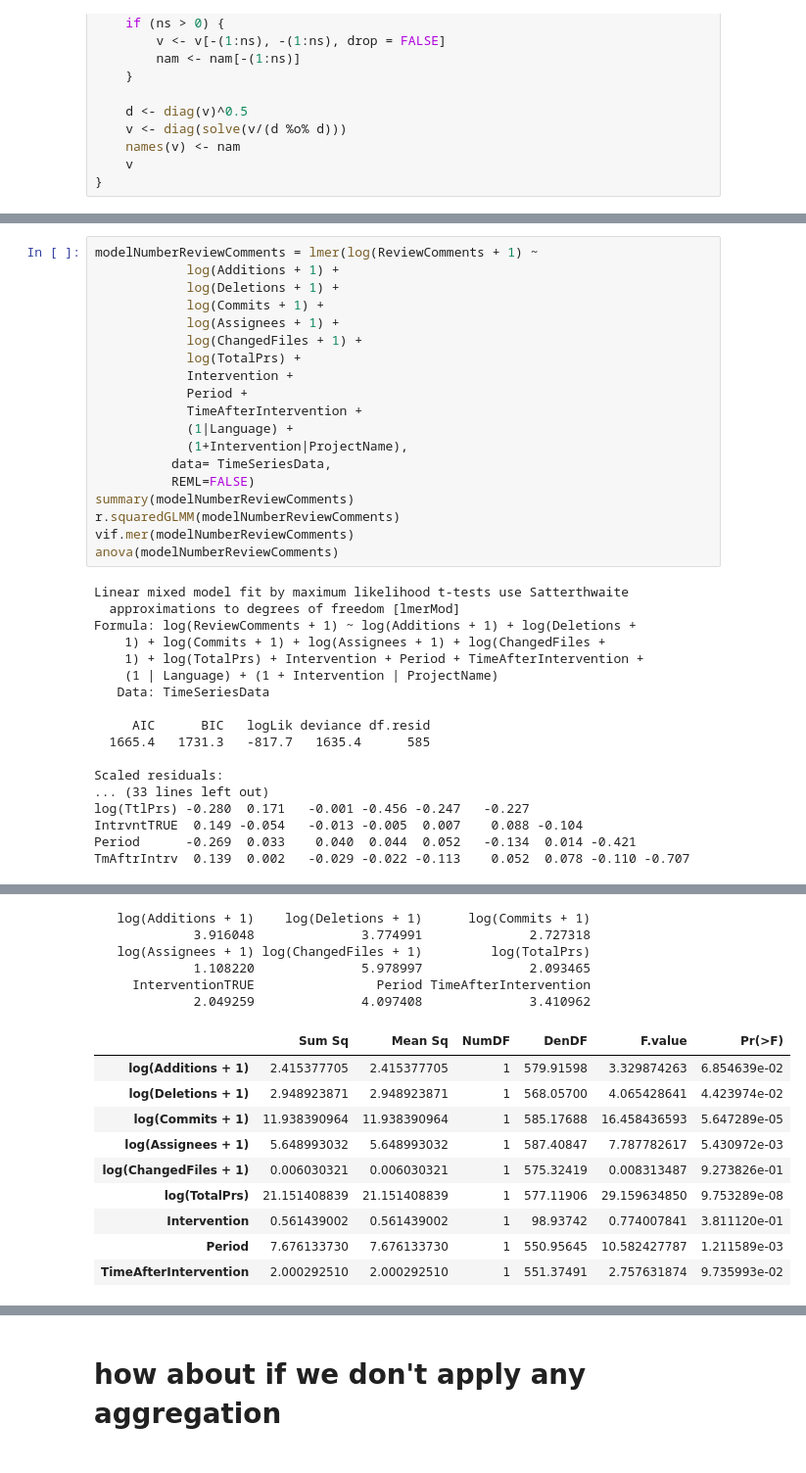
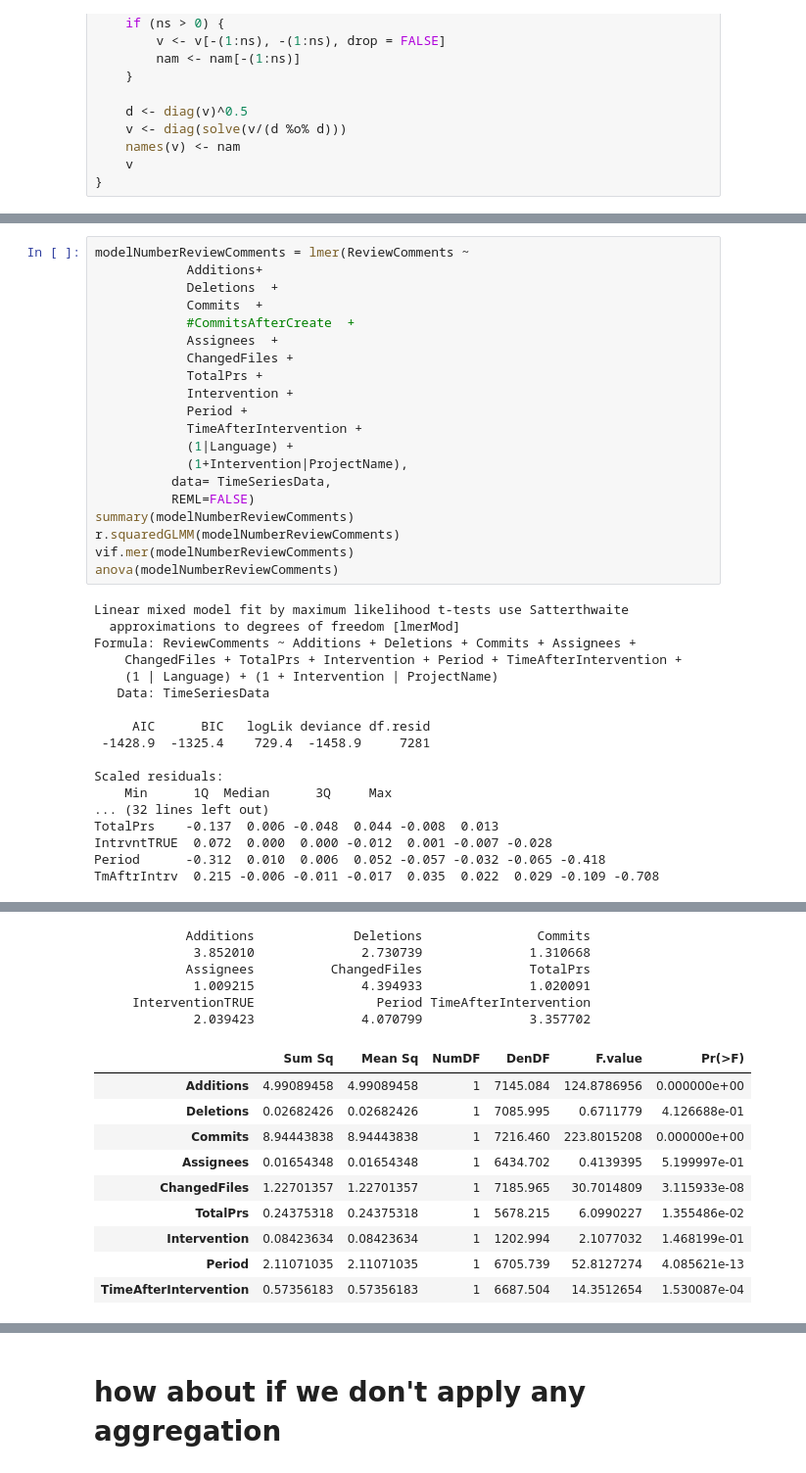
Before and after one commit to TheDutchDevil/code_reviews, a Jupyter notebook: analysis/time_series_models.ipynb, the cells around one changed output, grey strips where cells are left out. Shown: that part at 98% size. Drawn from its saved outputs; the diff is of its cells as text.

```diff
--- a/analysis/time_series_models.ipynb
+++ b/analysis/time_series_models.ipynb
@@ -81,11 +64,12 @@ print(projects)
 # %%
-modelNumberReviewComments = lmer(log(ReviewComments + 1) ~
-            log(Additions + 1) +
-            log(Deletions + 1) +
-            log(Commits + 1) +
-            log(Assignees + 1) +
-            log(ChangedFiles + 1) +
-            log(TotalPrs) +
+modelNumberReviewComments = lmer(ReviewComments ~
+            Additions+
+            Deletions  +
+            Commits  +
+            #CommitsAfterCreate  +
+            Assignees  +
+            ChangedFiles +
+            TotalPrs +
             Intervention +
             Period +
             TimeAfterIntervention +
@@ -100,18 +84,18 @@ anova(modelNumberReviewComments)
 # %% [output]
 Linear mixed model fit by maximum likelihood t-tests use Satterthwaite
   approximations to degrees of freedom [lmerMod]
-Formula: log(ReviewComments + 1) ~ log(Additions + 1) + log(Deletions +
-    1) + log(Commits + 1) + log(Assignees + 1) + log(ChangedFiles +
-    1) + log(TotalPrs) + Intervention + Period + TimeAfterIntervention +
+Formula: ReviewComments ~ Additions + Deletions + Commits + Assignees +
+    ChangedFiles + TotalPrs + Intervention + Period + TimeAfterIntervention +
     (1 | Language) + (1 + Intervention | ProjectName)
    Data: TimeSeriesData
 
      AIC      BIC   logLik deviance df.resid
-  1665.4   1731.3   -817.7   1635.4      585
+ -1428.9  -1325.4    729.4  -1458.9     7281
 
 Scaled residuals:
-... (33 lines left out)
-log(TtlPrs) -0.280  0.171   -0.001 -0.456 -0.247   -0.227
-IntrvntTRUE  0.149 -0.054   -0.013 -0.005  0.007    0.088 -0.104
-Period      -0.269  0.033    0.040  0.044  0.052   -0.134  0.014 -0.421
-TmAftrIntrv  0.139  0.002   -0.029 -0.022 -0.113    0.052  0.078 -0.110 -0.707
+    Min      1Q  Median      3Q     Max
+... (32 lines left out)
+TotalPrs    -0.137  0.006 -0.048  0.044 -0.008  0.013
+IntrvntTRUE  0.072  0.000  0.000 -0.012  0.001 -0.007 -0.028
+Period      -0.312  0.010  0.006  0.052 -0.057 -0.032 -0.065 -0.418
+TmAftrIntrv  0.215 -0.006 -0.011 -0.017  0.035  0.022  0.029 -0.109 -0.708
@@ -120,17 +104,17 @@ TmAftrIntrv  0.139  0.002   -0.029 -0.022 -0.113    0.052  0.078 -0.110 -0.707
-   log(Additions + 1)    log(Deletions + 1)      log(Commits + 1)
-             3.916048              3.774991              2.727318
-   log(Assignees + 1) log(ChangedFiles + 1)         log(TotalPrs)
-             1.108220              5.978997              2.093465
+            Additions             Deletions               Commits
+             3.852010              2.730739              1.310668
+            Assignees          ChangedFiles              TotalPrs
+             1.009215              4.394933              1.020091
      InterventionTRUE                Period TimeAfterIntervention
-             2.049259              4.097408              3.410962
+             2.039423              4.070799              3.357702
 |  | Sum Sq | Mean Sq | NumDF | DenDF | F.value | Pr(>F) |
-| log(Additions + 1) | 2.415377705 | 2.415377705 | 1 | 579.91598 | 3.329874263 | 6.854639e-02 |
-| log(Deletions + 1) | 2.948923871 | 2.948923871 | 1 | 568.05700 | 4.065428641 | 4.423974e-02 |
-| log(Commits + 1) | 11.938390964 | 11.938390964 | 1 | 585.17688 | 16.458436593 | 5.647289e-05 |
-| log(Assignees + 1) | 5.648993032 | 5.648993032 | 1 | 587.40847 | 7.787782617 | 5.430972e-03 |
-| log(ChangedFiles + 1) | 0.006030321 | 0.006030321 | 1 | 575.32419 | 0.008313487 | 9.273826e-01 |
-| log(TotalPrs) | 21.151408839 | 21.151408839 | 1 | 577.11906 | 29.159634850 | 9.753289e-08 |
-| Intervention | 0.561439002 | 0.561439002 | 1 | 98.93742 | 0.774007841 | 3.811120e-01 |
-| Period | 7.676133730 | 7.676133730 | 1 | 550.95645 | 10.582427787 | 1.211589e-03 |
-| TimeAfterIntervention | 2.000292510 | 2.000292510 | 1 | 551.37491 | 2.757631874 | 9.735993e-02 |
+| Additions | 4.99089458 | 4.99089458 | 1 | 7145.084 | 124.8786956 | 0.000000e+00 |
+| Deletions | 0.02682426 | 0.02682426 | 1 | 7085.995 | 0.6711779 | 4.126688e-01 |
+| Commits | 8.94443838 | 8.94443838 | 1 | 7216.460 | 223.8015208 | 0.000000e+00 |
+| Assignees | 0.01654348 | 0.01654348 | 1 | 6434.702 | 0.4139395 | 5.199997e-01 |
+| ChangedFiles | 1.22701357 | 1.22701357 | 1 | 7185.965 | 30.7014809 | 3.115933e-08 |
+| TotalPrs | 0.24375318 | 0.24375318 | 1 | 5678.215 | 6.0990227 | 1.355486e-02 |
+| Intervention | 0.08423634 | 0.08423634 | 1 | 1202.994 | 2.1077032 | 1.468199e-01 |
+| Period | 2.11071035 | 2.11071035 | 1 | 6705.739 | 52.8127274 | 4.085621e-13 |
+| TimeAfterIntervention | 0.57356183 | 0.57356183 | 1 | 6687.504 | 14.3512654 | 1.530087e-04 |
 # %%
```
Also changed, not shown: parts of 9 cells of this notebook, 25 other files.
